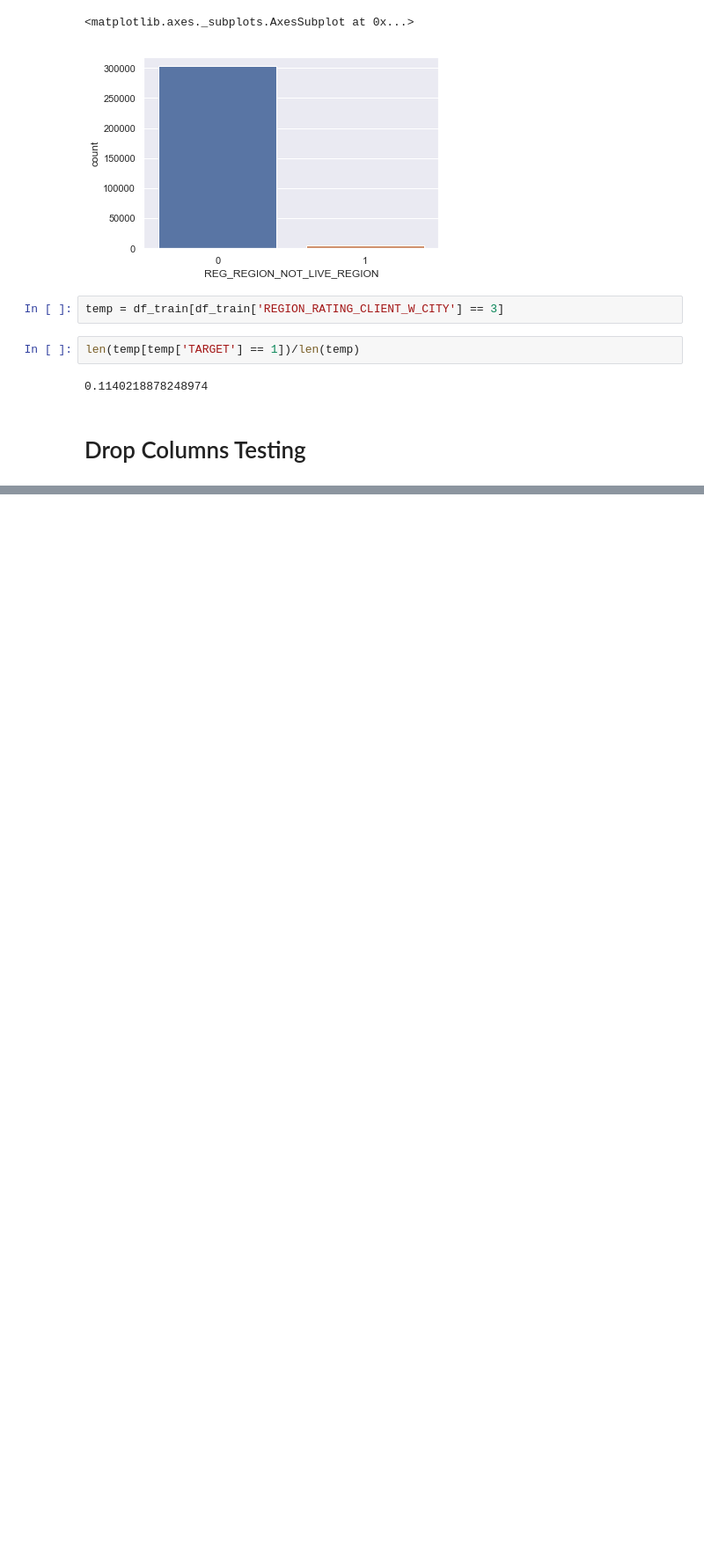
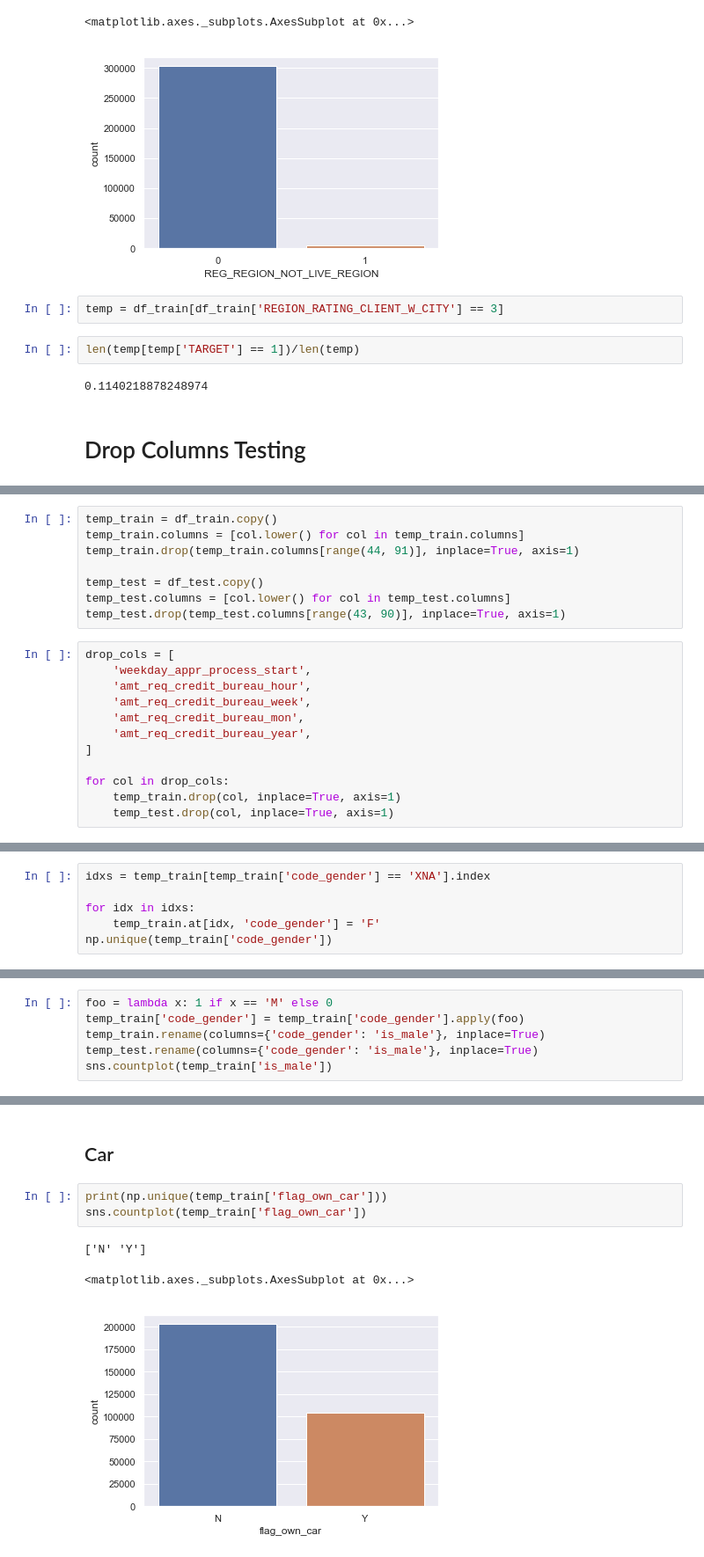
Before and after one commit to blairdev1023/kaggle_credit_comp, a Jupyter notebook: EDA.ipynb, the cells around one changed output, grey strips where cells are left out. Shown at 88% size. Drawn from its saved outputs; the diff is of its cells as text; blank space fills up the shorter version.

```diff
--- a/EDA.ipynb
+++ b/EDA.ipynb
@@ -137,0 +86,20 @@ sns.countplot(temp['is_male'])
+# %%
+temp_train = df_train.copy()
+temp_train.columns = [col.lower() for col in temp_train.columns]
+temp_train.drop(temp_train.columns[range(44, 91)], inplace=True, axis=1)
+
+temp_test = df_test.copy()
+temp_test.columns = [col.lower() for col in temp_test.columns]
+temp_test.drop(temp_test.columns[range(43, 90)], inplace=True, axis=1)
+# %%
+drop_cols = [
+    'weekday_appr_process_start',
+    'amt_req_credit_bureau_hour',
+    'amt_req_credit_bureau_week',
+    'amt_req_credit_bureau_mon',
+    'amt_req_credit_bureau_year',
+]
+
+for col in drop_cols:
+    temp_train.drop(col, inplace=True, axis=1)
+    temp_test.drop(col, inplace=True, axis=1)
@@ -137,0 +126,6 @@ sns.countplot(temp['is_male'])
+# %%
+idxs = temp_train[temp_train['code_gender'] == 'XNA'].index
+
+for idx in idxs:
+    temp_train.at[idx, 'code_gender'] = 'F'
+np.unique(temp_train['code_gender'])
@@ -137,0 +134,6 @@ sns.countplot(temp['is_male'])
+# %%
+foo = lambda x: 1 if x == 'M' else 0
+temp_train['code_gender'] = temp_train['code_gender'].apply(foo)
+temp_train.rename(columns={'code_gender': 'is_male'}, inplace=True)
+temp_test.rename(columns={'code_gender': 'is_male'}, inplace=True)
+sns.countplot(temp_train['is_male'])
@@ -137,0 +143,9 @@ sns.countplot(temp['is_male'])
+# %% [markdown]
+## Car
+# %%
+print(np.unique(temp_train['flag_own_car']))
+sns.countplot(temp_train['flag_own_car'])
+# %% [output]
+['N' 'Y']
+<matplotlib.axes._subplots.AxesSubplot at 0x...>
+[figure, added]
```
Also changed, not shown: parts of 52 cells of this notebook.
